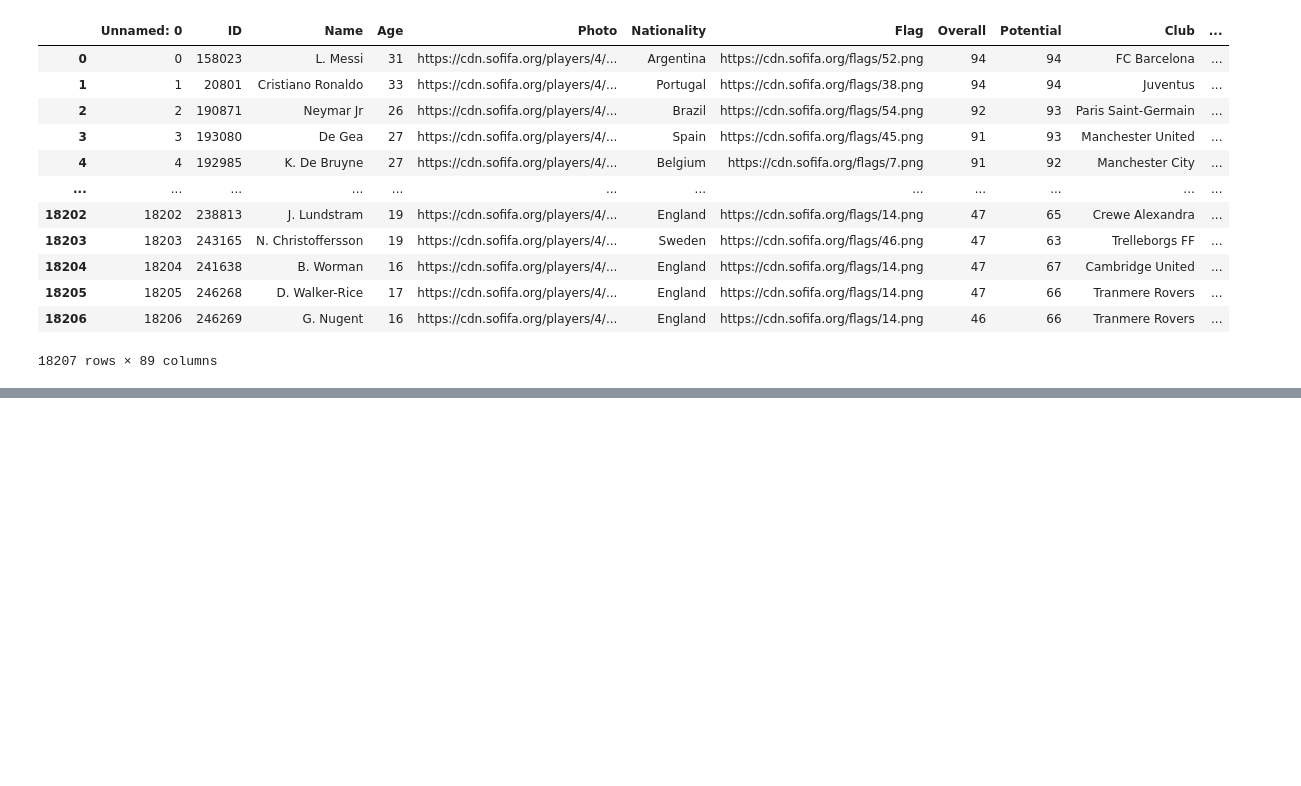
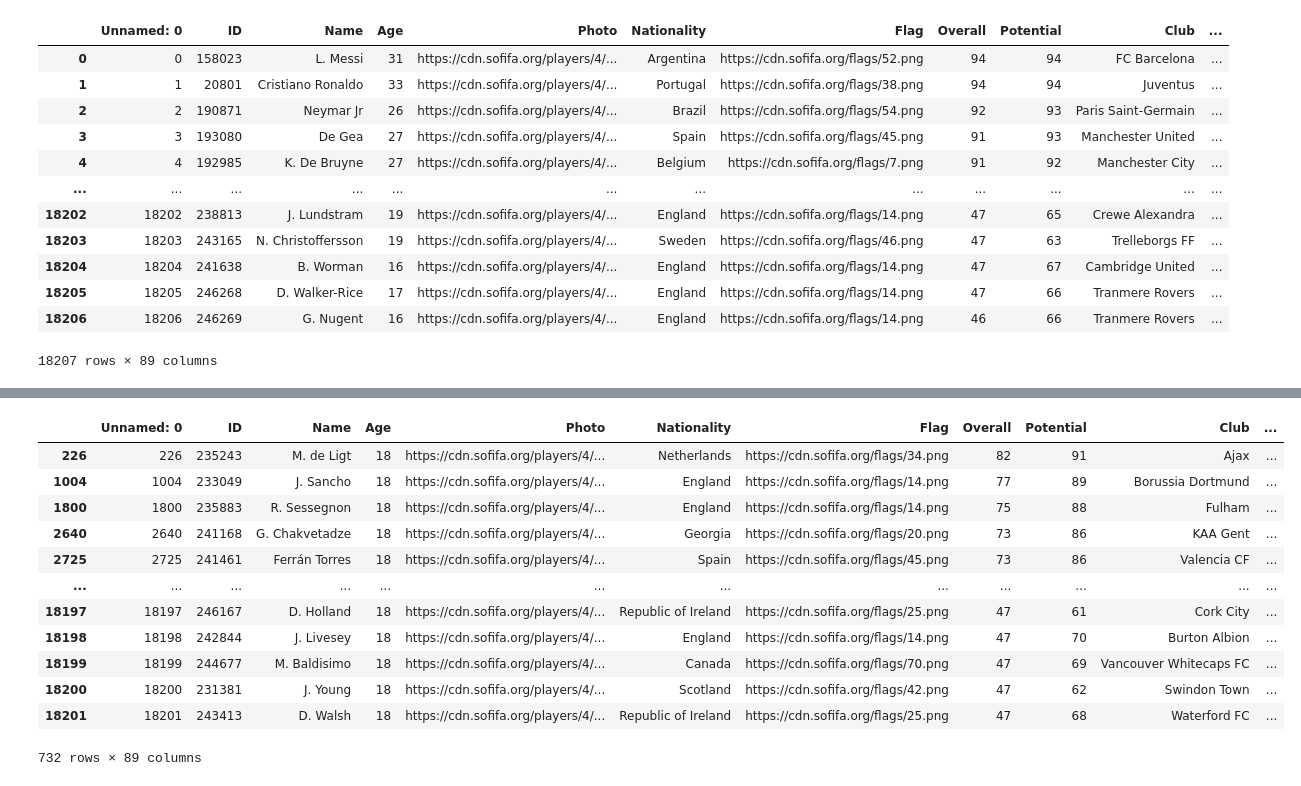
Before and after one commit to AndersonGL/Data-Science, a Jupyter notebook: udemy.ipynb, the cells around one changed output, grey strips where cells are left out. Drawn from its saved outputs; the diff is of its cells as text; code cells hidden in the pictures; blank space fills up the shorter version.

```diff
--- a/udemy.ipynb
+++ b/udemy.ipynb
@@ -29,0 +158,16 @@ dados
+# %%
+dados.loc[dados['Age'] == 18 ]   # localizando por idade
+# %% [output]
+|  | Unnamed: 0 | ID | Name | Age | Photo | Nationality | Flag | Overall | Potential | Club | ... |
+| 226 | 226 | 235243 | M. de Ligt | 18 | https://cdn.sofifa.org/players/4/... | Netherlands | https://cdn.sofifa.org/flags/34.png | 82 | 91 | Ajax | ... |
+| 1004 | 1004 | 233049 | J. Sancho | 18 | https://cdn.sofifa.org/players/4/... | England | https://cdn.sofifa.org/flags/14.png | 77 | 89 | Borussia Dortmund | ... |
+| 1800 | 1800 | 235883 | R. Sessegnon | 18 | https://cdn.sofifa.org/players/4/... | England | https://cdn.sofifa.org/flags/14.png | 75 | 88 | Fulham | ... |
+| 2640 | 2640 | 241168 | G. Chakvetadze | 18 | https://cdn.sofifa.org/players/4/... | Georgia | https://cdn.sofifa.org/flags/20.png | 73 | 86 | KAA Gent | ... |
+| 2725 | 2725 | 241461 | Ferrán Torres | 18 | https://cdn.sofifa.org/players/4/... | Spain | https://cdn.sofifa.org/flags/45.png | 73 | 86 | Valencia CF | ... |
+| ... | ... | ... | ... | ... | ... | ... | ... | ... | ... | ... | ... |
+| 18197 | 18197 | 246167 | D. Holland | 18 | https://cdn.sofifa.org/players/4/... | Republic of Ireland | https://cdn.sofifa.org/flags/25.png | 47 | 61 | Cork City | ... |
+| 18198 | 18198 | 242844 | J. Livesey | 18 | https://cdn.sofifa.org/players/4/... | England | https://cdn.sofifa.org/flags/14.png | 47 | 70 | Burton Albion | ... |
+| 18199 | 18199 | 244677 | M. Baldisimo | 18 | https://cdn.sofifa.org/players/4/... | Canada | https://cdn.sofifa.org/flags/70.png | 47 | 69 | Vancouver Whitecaps FC | ... |
+| 18200 | 18200 | 231381 | J. Young | 18 | https://cdn.sofifa.org/players/4/... | Scotland | https://cdn.sofifa.org/flags/42.png | 47 | 62 | Swindon Town | ... |
+| 18201 | 18201 | 243413 | D. Walsh | 18 | https://cdn.sofifa.org/players/4/... | Republic of Ireland | https://cdn.sofifa.org/flags/25.png | 47 | 68 | Waterford FC | ... |
+732 rows × 89 columns
```
Also changed, not shown: parts of 15 cells of this notebook.
